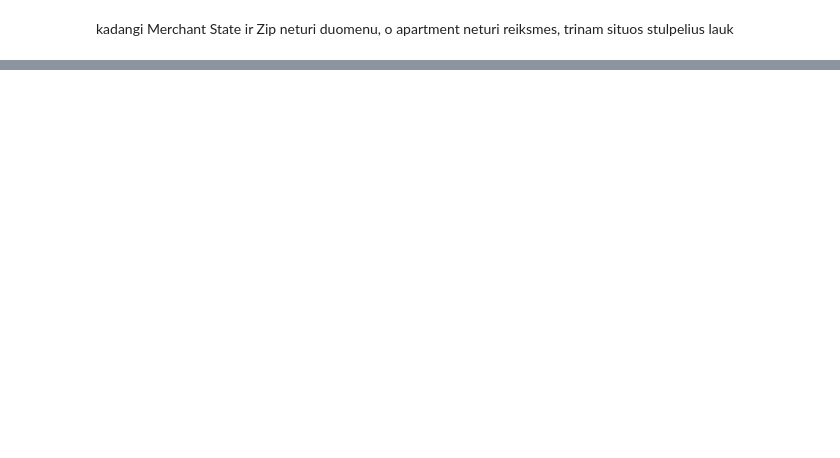
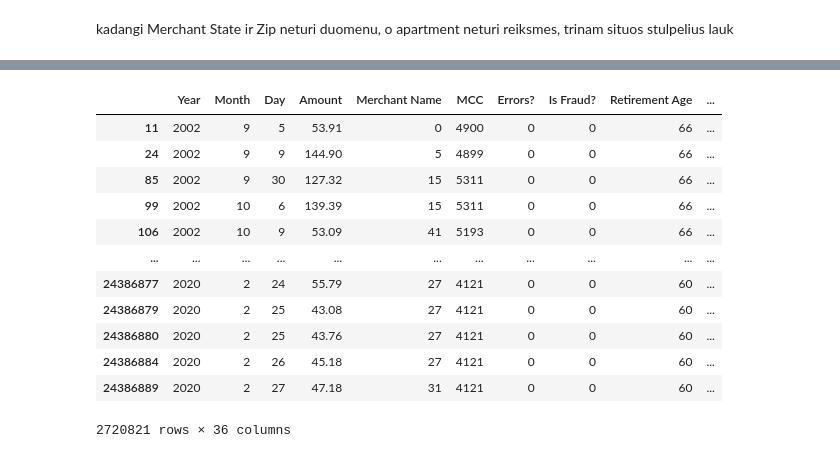
Before and after one commit to LivetaK/Fraud, a Jupyter notebook: data_preparation.ipynb, the cells around one changed output, grey strips where cells are left out. Drawn from its saved outputs; the diff is of its cells as text; code cells hidden in the pictures; blank space fills up the shorter version.

```diff
--- a/data_preparation.ipynb
+++ b/data_preparation.ipynb
@@ -203,6 +188,0 @@ data.loc[mask, 'Errors?'] = 0
-# %%
-mask = data['Is Fraud?'] == "Yes"
-data.loc[mask, 'Is Fraud?'] = 1
-
-mask = data['Is Fraud?'] == "No"
-data.loc[mask, 'Is Fraud?'] = 0
@@ -211,8 +188,0 @@ data
-# %%
-for col in data.columns:
-    if data[col].dtype == 'object':
-        try:
-            data[col] = pd.to_numeric(data[col], errors='coerce')
-            print(f"{col} konvertuota")
-        except:
-            print(f"{col} nekonvertuota")
@@ -221,2 +188,0 @@ data
-# %%
-data['Age'] = data['Year'] - data['Birth Year']
@@ -224,0 +189,4 @@ data
+# %%
+cols_to_drop = ['Use Chip', 'Merchant City', 'Current Age', 'Has Chip']
+cols_to_encode = ['Merchant Name', 'Gender', 'Address', 'City', 'State', 'Zipcode', 'Latitude',
+                  'Longitude', 'Card Brand', 'Card Type', 'Card Number', 'CVV', 'Card on Dark Web']
@@ -225 +195,22 @@ data
+# %%
+from sklearn.preprocessing import LabelEncoder
+
+le = LabelEncoder()
+for col in cols_to_encode:
+    data[col] = le.fit_transform(data[col])
+data
+# %% [output]
+|  | Year | Month | Day | Amount | Merchant Name | MCC | Errors? | Is Fraud? | Retirement Age | ... |
+| 11 | 2002 | 9 | 5 | 53.91 | 0 | 4900 | 0 | 0 | 66 | ... |
+| 24 | 2002 | 9 | 9 | 144.90 | 5 | 4899 | 0 | 0 | 66 | ... |
+| 85 | 2002 | 9 | 30 | 127.32 | 15 | 5311 | 0 | 0 | 66 | ... |
+| 99 | 2002 | 10 | 6 | 139.39 | 15 | 5311 | 0 | 0 | 66 | ... |
+| 106 | 2002 | 10 | 9 | 53.09 | 41 | 5193 | 0 | 0 | 66 | ... |
+| ... | ... | ... | ... | ... | ... | ... | ... | ... | ... | ... |
+| 24386877 | 2020 | 2 | 24 | 55.79 | 27 | 4121 | 0 | 0 | 60 | ... |
+| 24386879 | 2020 | 2 | 25 | 43.08 | 27 | 4121 | 0 | 0 | 60 | ... |
+| 24386880 | 2020 | 2 | 25 | 43.76 | 27 | 4121 | 0 | 0 | 60 | ... |
+| 24386884 | 2020 | 2 | 26 | 45.18 | 27 | 4121 | 0 | 0 | 60 | ... |
+| 24386889 | 2020 | 2 | 27 | 47.18 | 31 | 4121 | 0 | 0 | 60 | ... |
+2720821 rows × 36 columns
 # %%
```
Also changed, not shown: parts of 36 cells of this notebook, 1 other file.
